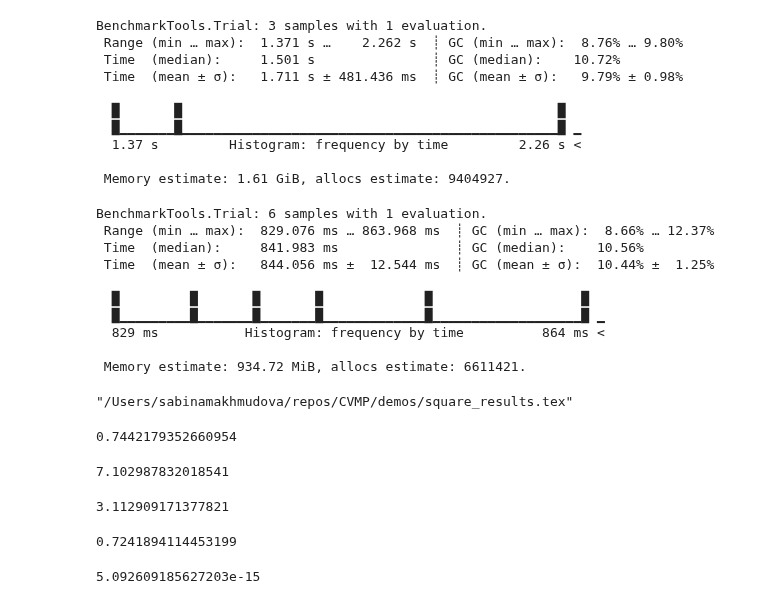
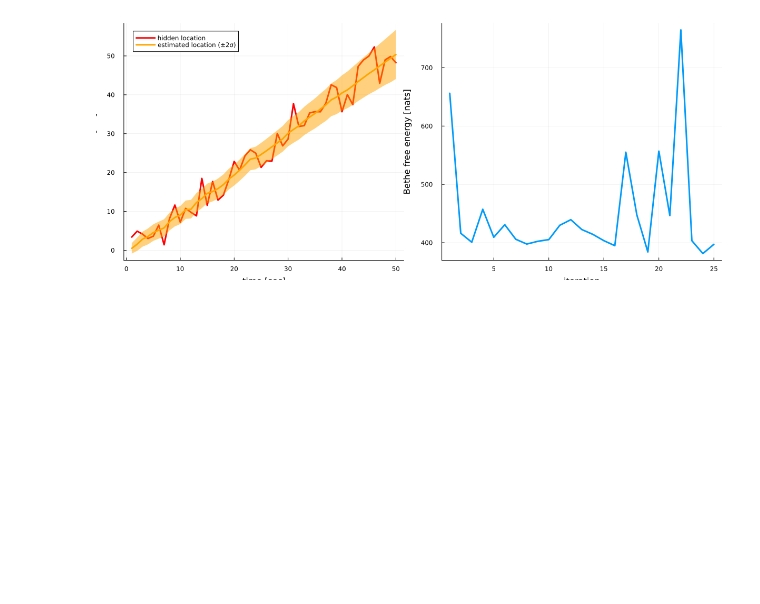
Before and after one commit to biaslab/CVMP, a Jupyter notebook: demos/determentistic_normal.ipynb, the cells around one changed output. Drawn from its saved outputs; the diff is of its cells as text; code cells hidden in the pictures; blank space fills up the shorter version.

```diff
--- a/demos/determentistic_normal.ipynb
+++ b/demos/determentistic_normal.ipynb
@@ -236,26 +87,0 @@ chn2 = sample(model, HMC(0.01, 1000), 1000);
-# %%
-@benchmark sample(model, DynamicNUTS(), 3000)
-# %% [output]
-BenchmarkTools.Trial: 3 samples with 1 evaluation.
- Range (min … max):  1.371 s …    2.262 s  ┊ GC (min … max):  8.76% … 9.80%
- Time  (median):     1.501 s               ┊ GC (median):    10.72%
- Time  (mean ± σ):   1.711 s ± 481.436 ms  ┊ GC (mean ± σ):   9.79% ± 0.98%
-
-  █       █                                                █
-  █▁▁▁▁▁▁▁█▁▁▁▁▁▁▁▁▁▁▁▁▁▁▁▁▁▁▁▁▁▁▁▁▁▁▁▁▁▁▁▁▁▁▁▁▁▁▁▁▁▁▁▁▁▁▁▁█ ▁
-  1.37 s         Histogram: frequency by time         2.26 s <
-
- Memory estimate: 1.61 GiB, allocs estimate: 9404927.
-# %%
-@benchmark sample(model, HMC(0.01, 1000), 3000)
-# %% [output]
-BenchmarkTools.Trial: 6 samples with 1 evaluation.
- Range (min … max):  829.076 ms … 863.968 ms  ┊ GC (min … max):  8.66% … 12.37%
- Time  (median):     841.983 ms               ┊ GC (median):    10.56%
- Time  (mean ± σ):   844.056 ms ±  12.544 ms  ┊ GC (mean ± σ):  10.44% ±  1.25%
-
-  █         █       █       █             █                   █
-  █▁▁▁▁▁▁▁▁▁█▁▁▁▁▁▁▁█▁▁▁▁▁▁▁█▁▁▁▁▁▁▁▁▁▁▁▁▁█▁▁▁▁▁▁▁▁▁▁▁▁▁▁▁▁▁▁▁█ ▁
-  829 ms           Histogram: frequency by time          864 ms <
-
- Memory estimate: 934.72 MiB, allocs estimate: 6611421.
@@ -272,41 +88,13 @@ end
 # %%
 # plot estimates for location
 p1 = plot(collect(1:nr_observations), hidden_location, label = "hidden location", legend=:topleft, linewidth=3, color = :red)
-plot!(map(mean, results_cvi.posteriors[:z]), label = "estimated location CVI (±2σ)", ribbon = map(x -> 2*std(x), results_cvi.posteriors[:z]), fillalpha=0.5, linewidth=3, color = :orange)
-plot!(map(mean, results_ccmp.posteriors[:z]), label = "estimated location CVMP (±2σ)", ribbon = map(x -> 2*std(x), results_ccmp.posteriors[:z]), fillalpha=0.5, linewidth=3, color = :green)
-plot!(map(mean, results_linear.posteriors[:z]), label = "estimated location Linear (±2σ)", ribbon = map(x -> 2*std(x), results_linear.posteriors[:z]), fillalpha=0.5, linewidth=3, color = :blue)
-plot!(map(mean, q_s_posteriors), label = "estimated location Turing ADVI (±2σ)", ribbon = map(x -> 2*std(x), q_s_posteriors), fillalpha=0.5, linewidth=3, color = :purple)
-plot!(map(mean, s_posteriors), label = "estimated location Turing NUTS (±2σ)", ribbon = map(x -> 2*std(x), s_posteriors), fillalpha=0.5, linewidth=3, color = :pink)
-plot!(map(mean, s2_posteriors), label = "estimated location Turing HMC (±2σ)", ribbon = map(x -> 2*std(x), s2_posteriors), fillalpha=0.5, linewidth=3, color = :yellow)
+plot!(map(mean, results.posteriors[:z]), label = "estimated location (±2σ)", ribbon = map(x -> 2*std(x), results.posteriors[:z]), fillalpha=0.5, linewidth=3, color = :orange)
 xlabel!("time [sec]"), ylabel!("location [cm]")
 
-# # plot Bethe free energy
-# p2 = plot(results_cvi.free_energy, linewidth=3, label = "CVI")
-# p2 = plot(results_ccmp.free_energy, linewidth=3, label = "CVMP")
-# p2 = plot!(results_linear.free_energy, linewidth=3, label = "Linear")
-# xlabel!("iteration"), ylabel!("Bethe free energy [nats]")
+# plot Bethe free energy
+p2 = plot(results.free_energy, linewidth=3, label = "")
+xlabel!("iteration"), ylabel!("Bethe free energy [nats]")
 
-plot(p1)
-savefig(p1, "square_results.tex")
+plot(p1, p2, size = (1200, 500))
 # %% [output]
-"/Users/sabinamakhmudova/repos/CVMP/demos/square_results.tex"
+[figure, added]
-# %%
-mean(map(x -> 2*std(x), results_linear.posteriors[:z]))
-# %% [output]
-0.7442179352660954
-# %%
-mean(map(x -> 2*std(x), results_cvi.posteriors[:z]))
-# %% [output]
-7.102987832018541
-# %%
-mean(map(x -> 2*std(x), results_ccmp.posteriors[:z]))
-# %% [output]
-3.112909171377821
-# %%
-mean(map(x -> 2*std(x), q_s_posteriors))
-# %% [output]
-0.7241894114453199
-# %%
-mean(map(x -> 2*std(x), s_posteriors))
-# %% [output]
-5.092609185627203e-15
```
Also changed, not shown: parts of 18 cells of this notebook.
